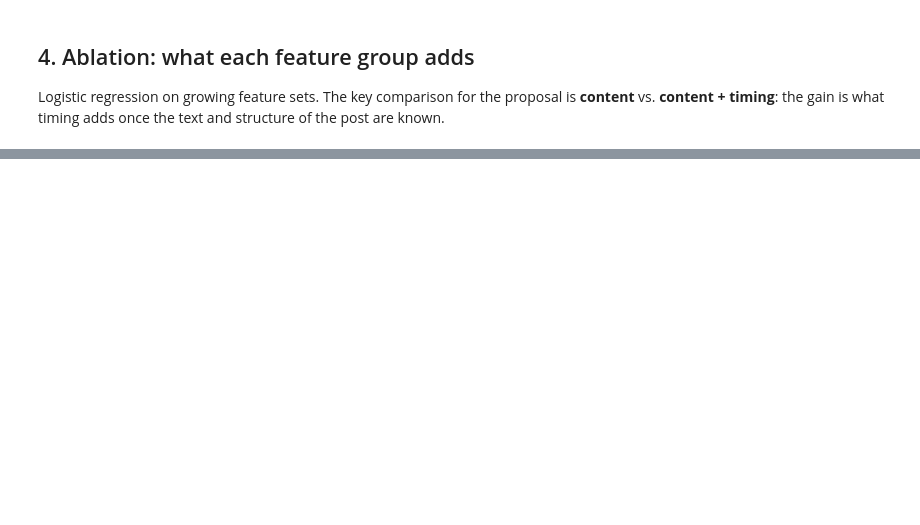
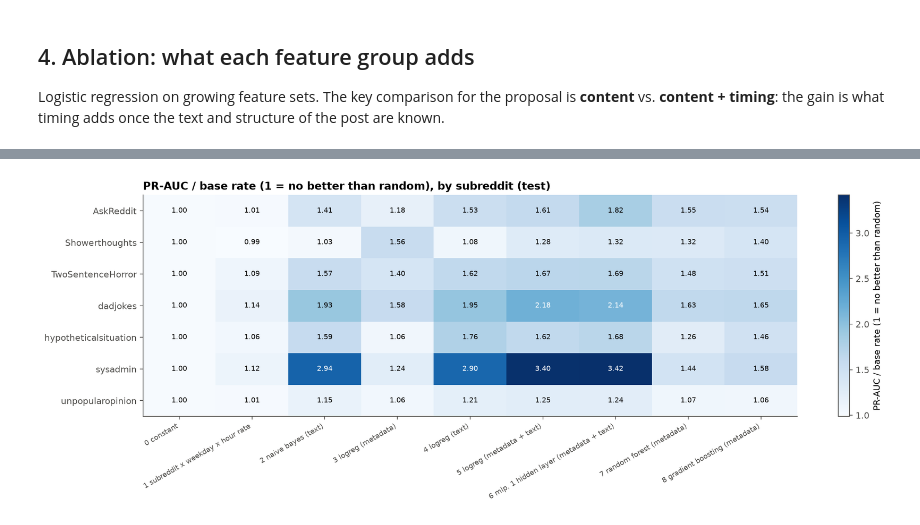
Before and after one commit to zachnorton14/reddit-post-predictor, a Jupyter notebook: textonly_baselines.ipynb, the cells around one changed output, grey strips where cells are left out. Saved outputs shown, nothing was run; the diff lists cells and outputs as text; code cells hidden in the pictures; blank space fills up the shorter version.

```diff
--- a/textonly_baselines.ipynb
+++ b/textonly_baselines.ipynb
@@ -234,0 +297,4 @@ ablation_res.per_subreddit("test", "pr_auc")
+# %%
+tb.plot_per_subreddit(res, "test", "lift");
+# %% [output]
+[figure, added]
```
Also changed, not shown: parts of 21 cells of this notebook, 4 other files.
